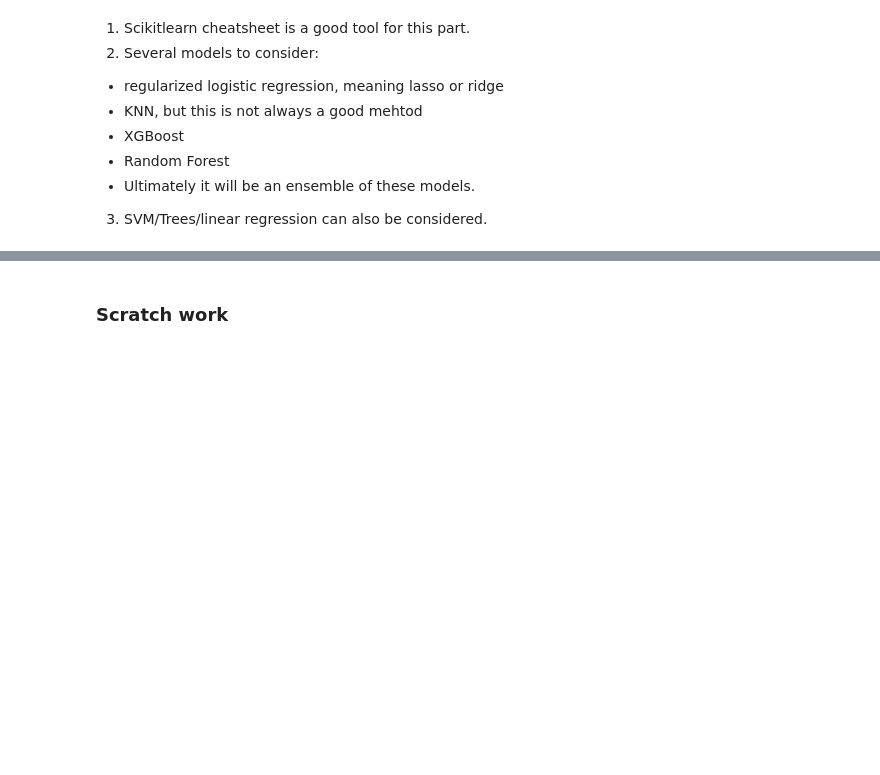
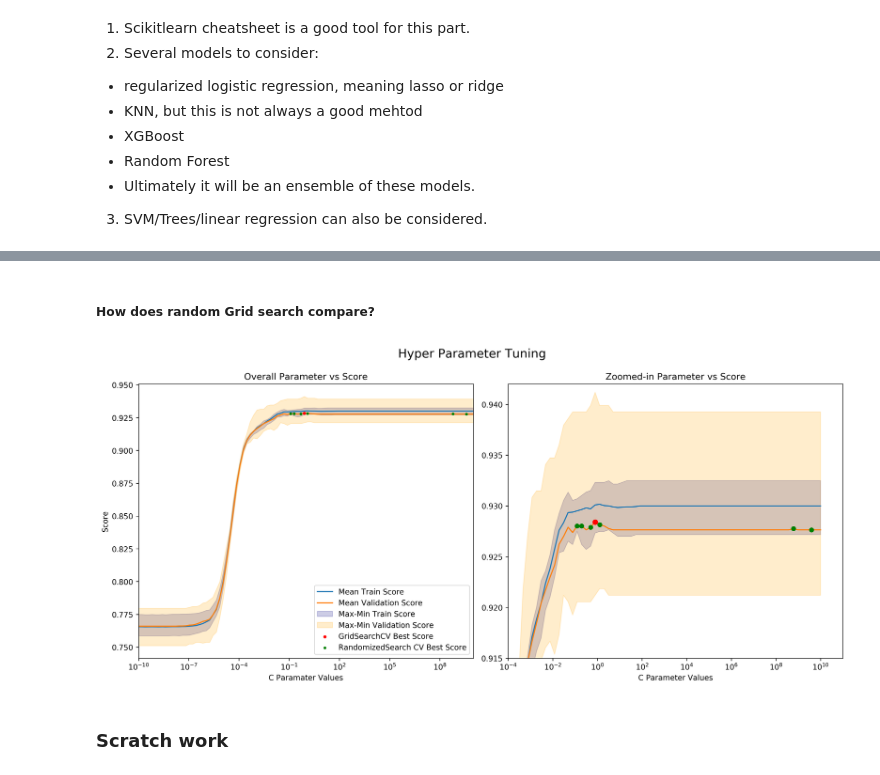
Before and after one commit to monastyrskyy/bootcamp_repo, a Jupyter notebook: Capstone_1_Phishing/Capstone 1.ipynb, the cells around one changed output, grey strips where cells are left out. Drawn from its saved outputs; the diff is of its cells as text; code cells hidden in the pictures; blank space fills up the shorter version.

Commit message:
CV parameter tuning

```diff
--- a/Capstone_1_Phishing/Capstone 1.ipynb
+++ b/Capstone_1_Phishing/Capstone 1.ipynb
@@ -491,0 +527,22 @@ prop_phish_heatmap(low_heatmap_dict, low_interesting_columns)
+# %%
+# Making sure that we picked the proper C value.
+
+from sklearn.model_selection import validation_curve
+
+train_scores, valid_scores = validation_curve(logreg, x_train, y_train, "C", c_space, cv=5)
+# %%
+# Generalized function that returns a df with min, mean, max of the score for each C value
+
+def min_mean_max_scores(scores):
+    scores_df = pd.DataFrame([map(min, scores),
+                                    map(np.mean, scores),
+                                    map(max, scores)]).transpose()
+    scores_df.columns = ['min', 'mean', 'max']
+
+    scores_df.set_index([c_space], inplace = True)
+    return scores_df
+# %%
+train_scores_df = min_mean_max_scores(train_scores)
+valid_scores_df = min_mean_max_scores(valid_scores)
+# %% [markdown]
+##### How does random Grid search compare?
@@ -492,3 +566,55 @@ prop_phish_heatmap(low_heatmap_dict, low_interesting_columns)
+# %%
+plt.figure(figsize=(14,6), dpi = 250)
+plt.suptitle('Hyper Parameter Tuning', fontsize=16, y=1.05)
+
+
+# First subplot
+ax1 = plt.subplot(121)
+train_scores_df['mean'].plot()
+plt.xscale('log')
+ax1.fill_between(train_scores_df.index, train_scores_df['min'],
+                 train_scores_df['max'], alpha=0.2,
+                 color="navy")
+
+valid_scores_df['mean'].plot()
+plt.xscale('log')
+ax1.fill_between(valid_scores_df.index, valid_scores_df['min'],
+                 valid_scores_df['max'], alpha=0.2,
+                 color="orange")
+plt.scatter(logreg_cv.best_params_['C'], logreg_cv.best_score_, c = 'red', s = 10, zorder=10) # putting it on top
+plt.scatter(rand_c_x, rand_c_y, c = 'green', s = 7, zorder=10)
+ax1.legend(labels=['Mean Train Score', 'Mean Validation Score', 'Max-Min Train Score', 'Max-Min Validation Score',
+                   'GridSearchCV Best Score', 'RandomizedSearch CV Best Score'])
+ax1.set_xlabel('C Paramater Values')
+ax1.set_ylabel('Score')
+ax1.set_title('Overall Parameter vs Score')
+
+
+# Second subplot
+ax2 = plt.subplot(122)
+train_scores_df['mean'].plot()
+ax2.fill_between(train_scores_df.index, train_scores_df['min'],
+                 train_scores_df['max'], alpha=0.2,
+                 color="navy")
+
+valid_scores_df['mean'].plot()
+plt.xscale('log')
+
+ax2.fill_between(valid_scores_df.index, valid_scores_df['min'],
+                 valid_scores_df['max'], alpha=0.2,
+                 color="orange")
+plt.ylim((0.915, 0.942))
+plt.xlim((10e-5,10e10))
+plt.scatter(logreg_cv.best_params_['C'], logreg_cv.best_score_, c = 'red', s = 40, zorder=10)
+plt.scatter(rand_c_x, rand_c_y, c = 'green', s = 30, zorder=10)
+ax2.set_xlabel('C Parameter Values')
+ax2.set_title('Zoomed-in Parameter vs Score')
+
+
+plt.tight_layout()
+plt.show()
+# %% [output]
+[figure, added]
 # %% [markdown]
 ### Scratch work
 # %% [raw]
```
Also changed, not shown: parts of 8 cells of this notebook, 9 other files.
